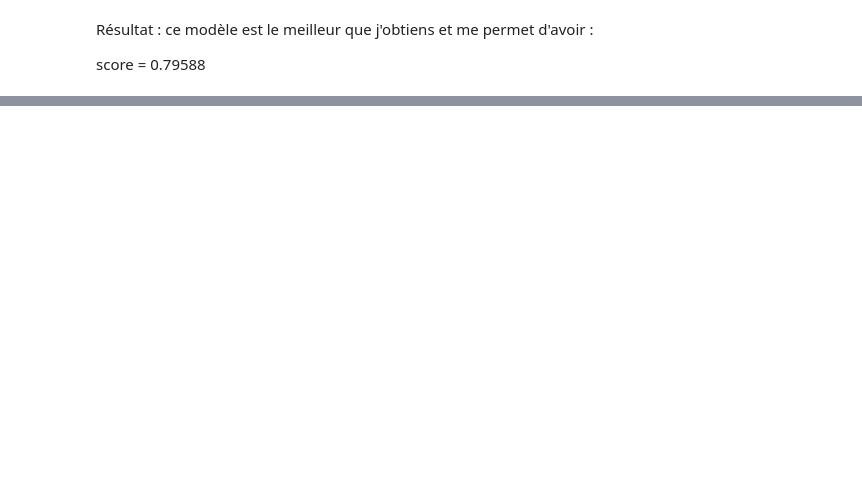
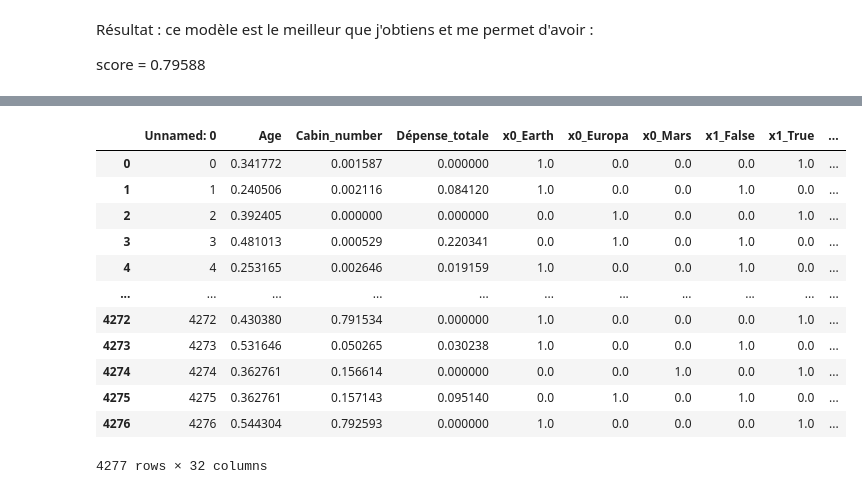
Before and after one commit to AurelienCD/Formation_OCR_Ing_Machine_Learning, a Jupyter notebook: P8_01_notebook.ipynb, the cells around one changed output, grey strips where cells are left out. Cells and saved outputs as stored; diff of their text form; code cells hidden in the pictures; blank space fills up the shorter version.

```diff
--- a/P8_01_notebook.ipynb
+++ b/P8_01_notebook.ipynb
@@ -2093,0 +2255,16 @@ score = 0.79588
+# %%
+df_X
+# %% [output]
+|  | Unnamed: 0 | Age | Cabin_number | Dépense_totale | x0_Earth | x0_Europa | x0_Mars | x1_False | x1_True | ... |
+| 0 | 0 | 0.341772 | 0.001587 | 0.000000 | 1.0 | 0.0 | 0.0 | 0.0 | 1.0 | ... |
+| 1 | 1 | 0.240506 | 0.002116 | 0.084120 | 1.0 | 0.0 | 0.0 | 1.0 | 0.0 | ... |
+| 2 | 2 | 0.392405 | 0.000000 | 0.000000 | 0.0 | 1.0 | 0.0 | 0.0 | 1.0 | ... |
+| 3 | 3 | 0.481013 | 0.000529 | 0.220341 | 0.0 | 1.0 | 0.0 | 1.0 | 0.0 | ... |
+| 4 | 4 | 0.253165 | 0.002646 | 0.019159 | 1.0 | 0.0 | 0.0 | 1.0 | 0.0 | ... |
+| ... | ... | ... | ... | ... | ... | ... | ... | ... | ... | ... |
+| 4272 | 4272 | 0.430380 | 0.791534 | 0.000000 | 1.0 | 0.0 | 0.0 | 0.0 | 1.0 | ... |
+| 4273 | 4273 | 0.531646 | 0.050265 | 0.030238 | 1.0 | 0.0 | 0.0 | 1.0 | 0.0 | ... |
+| 4274 | 4274 | 0.362761 | 0.156614 | 0.000000 | 0.0 | 0.0 | 1.0 | 0.0 | 1.0 | ... |
+| 4275 | 4275 | 0.362761 | 0.157143 | 0.095140 | 0.0 | 1.0 | 0.0 | 1.0 | 0.0 | ... |
+| 4276 | 4276 | 0.544304 | 0.792593 | 0.000000 | 1.0 | 0.0 | 0.0 | 0.0 | 1.0 | ... |
+4277 rows × 32 columns
```
Also changed, not shown: parts of 37 cells of this notebook.
